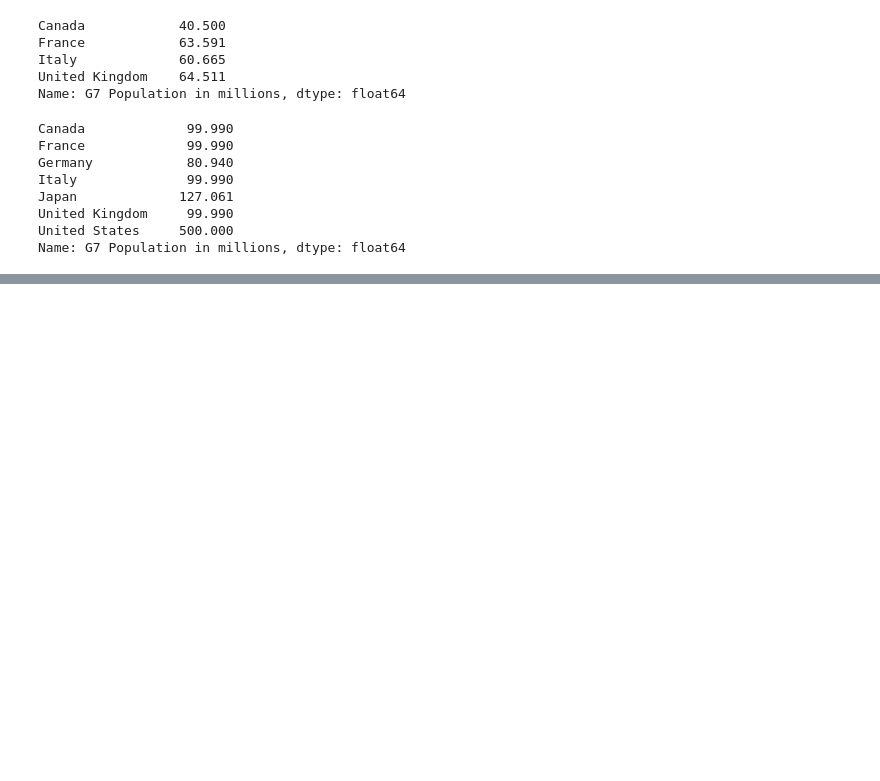
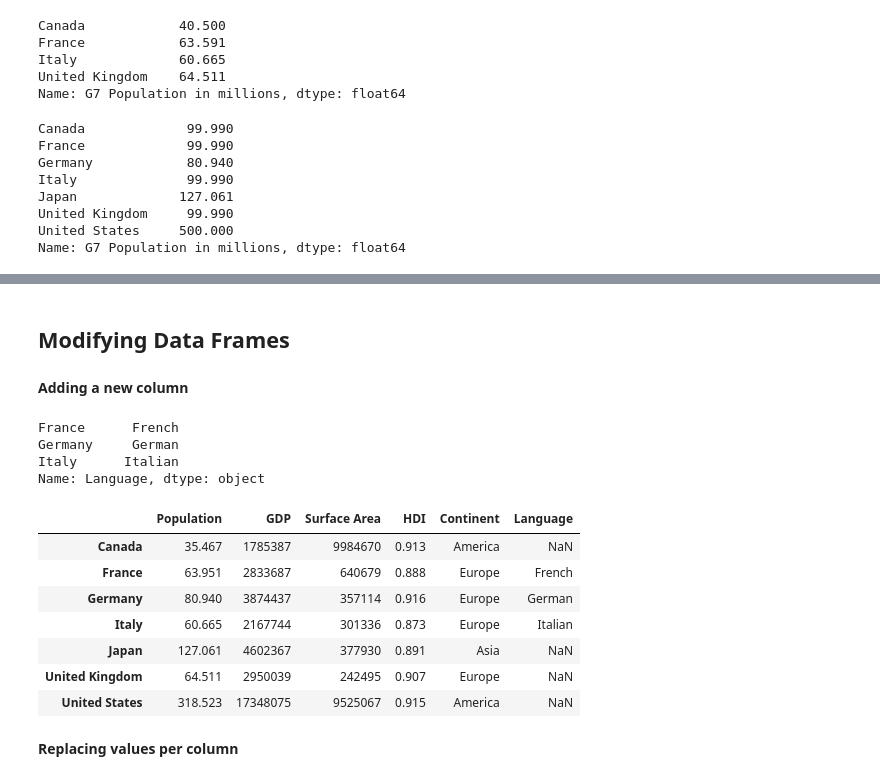
Before and after one commit to aperfilyeva/anna_data690, a Jupyter notebook: assignment_05/Assignment_5_Part_5_Pandas.ipynb, the cells around one changed output, grey strips where cells are left out. Cells and saved outputs as stored; diff of their text form; code cells hidden in the pictures; blank space fills up the shorter version.

```diff
--- a/assignment_05/Assignment_5_Part_5_Pandas.ipynb
+++ b/assignment_05/Assignment_5_Part_5_Pandas.ipynb
@@ -399,0 +456,10 @@ Name: G7 Population in millions, dtype: float64
+# %%
+df.index = [
+    'Canada',
+    'France',
+    'Germany',
+    'Italy',
+    'Japan',
+    'United Kingdom',
+    'United States',
+]
@@ -399,0 +870,32 @@ Name: G7 Population in millions, dtype: float64
+# %% [markdown]
+## Modifying Data Frames
+# %% [markdown]
+**Adding a new column**
+# %%
+langs = pd.Series(
+    ['French', 'German', 'Italian'],
+    index=['France', 'Germany', 'Italy'],
+    name='Language'
+)
+# %%
+langs
+# %% [output]
+France      French
+Germany     German
+Italy      Italian
+Name: Language, dtype: object
+# %%
+df['Language'] = langs
+# %%
+df
+# %% [output]
+|  | Population | GDP | Surface Area | HDI | Continent | Language |
+| Canada | 35.467 | 1785387 | 9984670 | 0.913 | America | NaN |
+| France | 63.951 | 2833687 | 640679 | 0.888 | Europe | French |
+| Germany | 80.940 | 3874437 | 357114 | 0.916 | Europe | German |
+| Italy | 60.665 | 2167744 | 301336 | 0.873 | Europe | Italian |
+| Japan | 127.061 | 4602367 | 377930 | 0.891 | Asia | NaN |
+| United Kingdom | 64.511 | 2950039 | 242495 | 0.907 | Europe | NaN |
+| United States | 318.523 | 17348075 | 9525067 | 0.915 | America | NaN |
+# %% [markdown]
+**Replacing values per column**
```
Also changed, not shown: parts of 95 cells of this notebook.
